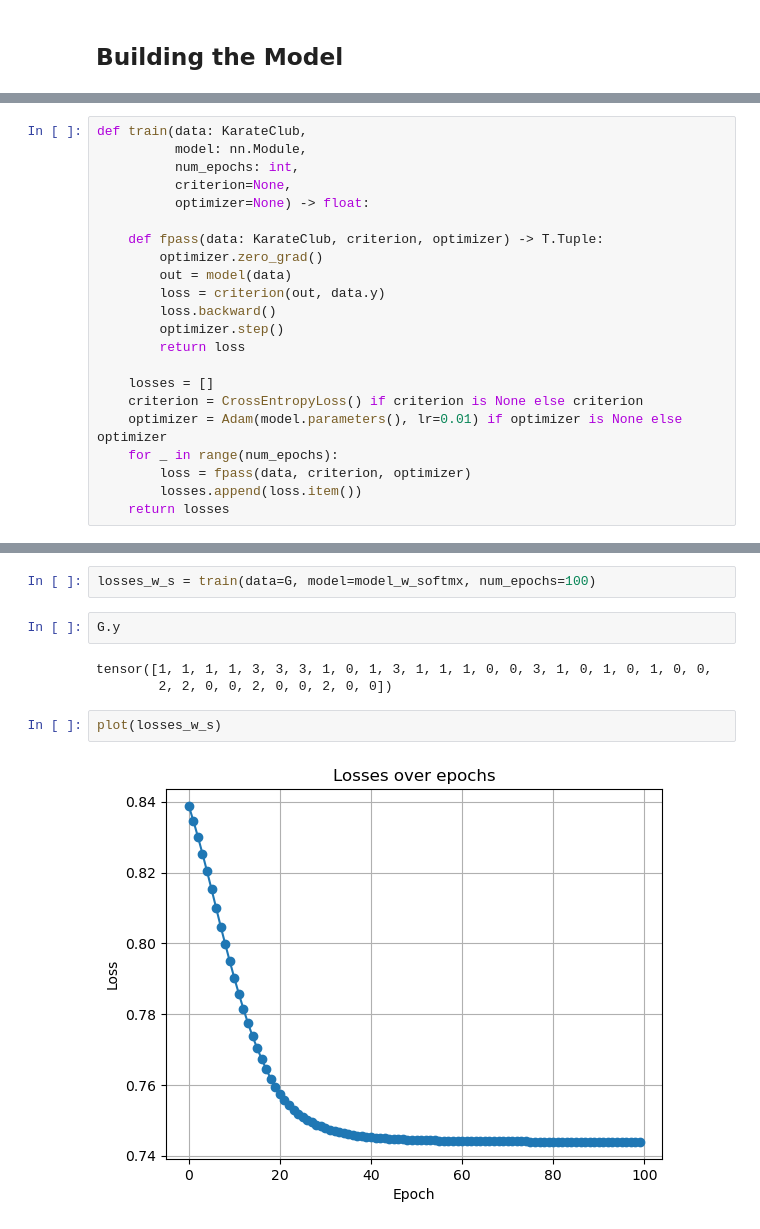
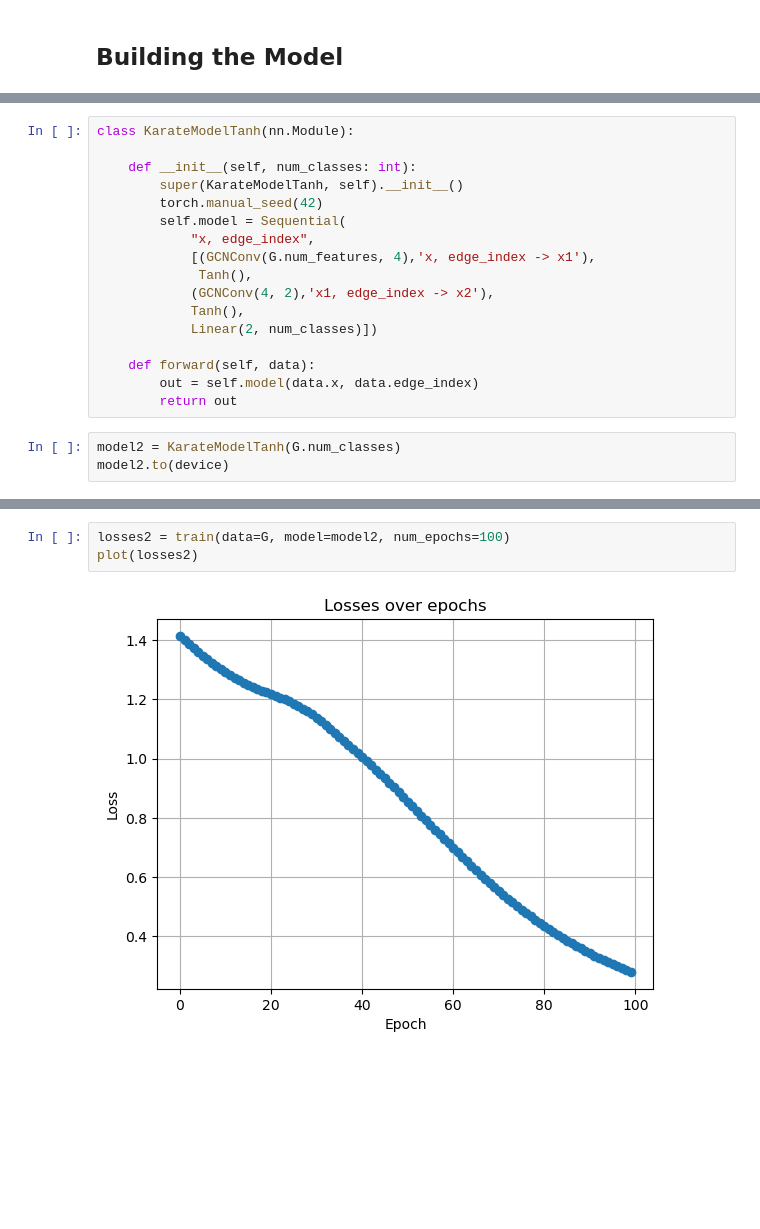
Before and after one commit to mskmay66/zachs_karate, a Jupyter notebook: zachs_karate.ipynb, the cells around one changed output, grey strips where cells are left out. Drawn from its saved outputs; the diff is of its cells as text; blank space fills up the shorter version.

```diff
--- a/zachs_karate.ipynb
+++ b/zachs_karate.ipynb
@@ -89,24 +128,2 @@ KarateGCN(
   )
 )
-# %%
-def train(data: KarateClub,
-          model: nn.Module,
-          num_epochs: int,
-          criterion=None,
-          optimizer=None) -> float:
-
-    def fpass(data: KarateClub, criterion, optimizer) -> T.Tuple:
-        optimizer.zero_grad()
-        out = model(data)
-        loss = criterion(out, data.y)
-        loss.backward()
-        optimizer.step()
-        return loss
-
-    losses = []
-    criterion = CrossEntropyLoss() if criterion is None else criterion
-    optimizer = Adam(model.parameters(), lr=0.01) if optimizer is None else optimizer
-    for _ in range(num_epochs):
-        loss = fpass(data, criterion, optimizer)
-        losses.append(loss.item())
-    return losses
@@ -132,0 +141,20 @@ model_w_softmx = KarateGCN(G.num_classes, softmax=True)
+# %%
+class KarateModelTanh(nn.Module):
+
+    def __init__(self, num_classes: int):
+        super(KarateModelTanh, self).__init__()
+        torch.manual_seed(42)
+        self.model = Sequential(
+            "x, edge_index",
+            [(GCNConv(G.num_features, 4),'x, edge_index -> x1'),
+             Tanh(),
+            (GCNConv(4, 2),'x1, edge_index -> x2'),
+            Tanh(),
+            Linear(2, num_classes)])
+
+    def forward(self, data):
+        out = self.model(data.x, data.edge_index)
+        return out
+# %%
+model2 = KarateModelTanh(G.num_classes)
+model2.to(device)
@@ -133,11 +171,5 @@ model_w_softmx = KarateGCN(G.num_classes, softmax=True)
 # %%
-losses_w_s = train(data=G, model=model_w_softmx, num_epochs=100)
+losses2 = train(data=G, model=model2, num_epochs=100)
+plot(losses2)
+# %% [output]
+[figure, added]
-# %%
-G.y
-# %% [output]
-tensor([1, 1, 1, 1, 3, 3, 3, 1, 0, 1, 3, 1, 1, 1, 0, 0, 3, 1, 0, 1, 0, 1, 0, 0,
-        2, 2, 0, 0, 2, 0, 0, 2, 0, 0])
-# %%
-plot(losses_w_s)
-# %% [output]
-[figure, removed]
```
Also changed, not shown: parts of 35 cells of this notebook.
